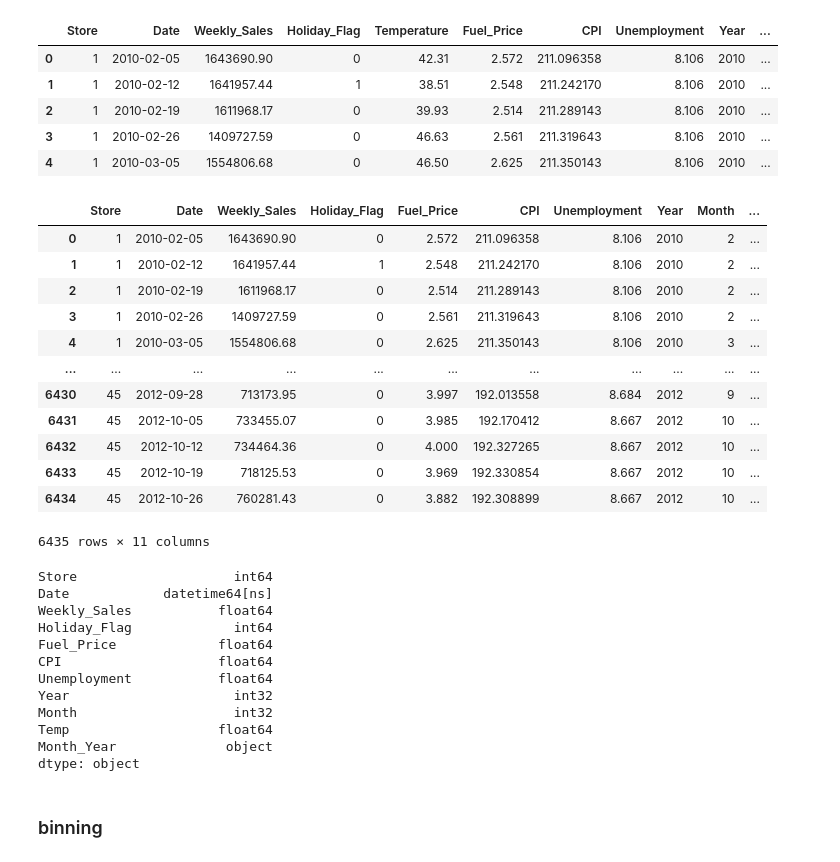
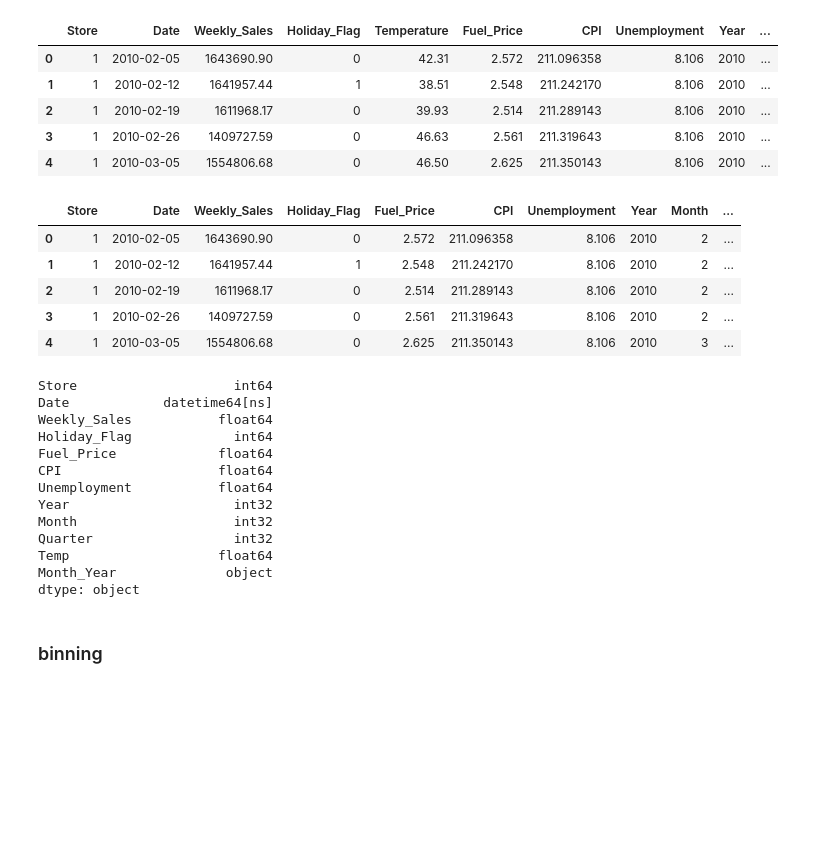
Before and after one commit to Prasun157/Data-Analysis-project, a Jupyter notebook: Project_walmart_sales.ipynb, the cells around one changed output. Saved outputs shown, nothing was run; the diff lists cells and outputs as text; code cells hidden in the pictures; blank space fills up the shorter version.

```diff
--- a/Project_walmart_sales.ipynb
+++ b/Project_walmart_sales.ipynb
@@ -94,6 +103,7 @@ df['Date'] = pd.to_datetime(df['Date'], format='%d-%m-%Y')
 # %%
 df['Year']=df['Date'].dt.year
 df['Month']= df['Date'].dt.month
+df['Quarter'] = df['Date'].dt.quarter
 # %%
 df.head()
 # %% [output]
@@ -110,22 +120,16 @@ df.drop('Temperature' ,axis=1,inplace=True)
 # %%
 df['Month_Year'] = df['Date'].dt.strftime('%B-%Y')
 # %%
-df
+df.head()
 # %% [output]
 |  | Store | Date | Weekly_Sales | Holiday_Flag | Fuel_Price | CPI | Unemployment | Year | Month | ... |
 | 0 | 1 | 2010-02-05 | 1643690.90 | 0 | 2.572 | 211.096358 | 8.106 | 2010 | 2 | ... |
 | 1 | 1 | 2010-02-12 | 1641957.44 | 1 | 2.548 | 211.242170 | 8.106 | 2010 | 2 | ... |
 | 2 | 1 | 2010-02-19 | 1611968.17 | 0 | 2.514 | 211.289143 | 8.106 | 2010 | 2 | ... |
 | 3 | 1 | 2010-02-26 | 1409727.59 | 0 | 2.561 | 211.319643 | 8.106 | 2010 | 2 | ... |
 | 4 | 1 | 2010-03-05 | 1554806.68 | 0 | 2.625 | 211.350143 | 8.106 | 2010 | 3 | ... |
-| ... | ... | ... | ... | ... | ... | ... | ... | ... | ... | ... |
-| 6430 | 45 | 2012-09-28 | 713173.95 | 0 | 3.997 | 192.013558 | 8.684 | 2012 | 9 | ... |
-| 6431 | 45 | 2012-10-05 | 733455.07 | 0 | 3.985 | 192.170412 | 8.667 | 2012 | 10 | ... |
-| 6432 | 45 | 2012-10-12 | 734464.36 | 0 | 4.000 | 192.327265 | 8.667 | 2012 | 10 | ... |
-| 6433 | 45 | 2012-10-19 | 718125.53 | 0 | 3.969 | 192.330854 | 8.667 | 2012 | 10 | ... |
-| 6434 | 45 | 2012-10-26 | 760281.43 | 0 | 3.882 | 192.308899 | 8.667 | 2012 | 10 | ... |
-6435 rows × 11 columns
 # %%
+#data types
 df.dtypes
 # %% [output]
 Store                    int64
@@ -137,6 +141,7 @@ CPI                    float64
 Unemployment           float64
 Year                     int32
 Month                    int32
+Quarter                  int32
 Temp                   float64
 Month_Year              object
 dtype: object
```
Also changed, not shown: parts of 31 cells of this notebook.
